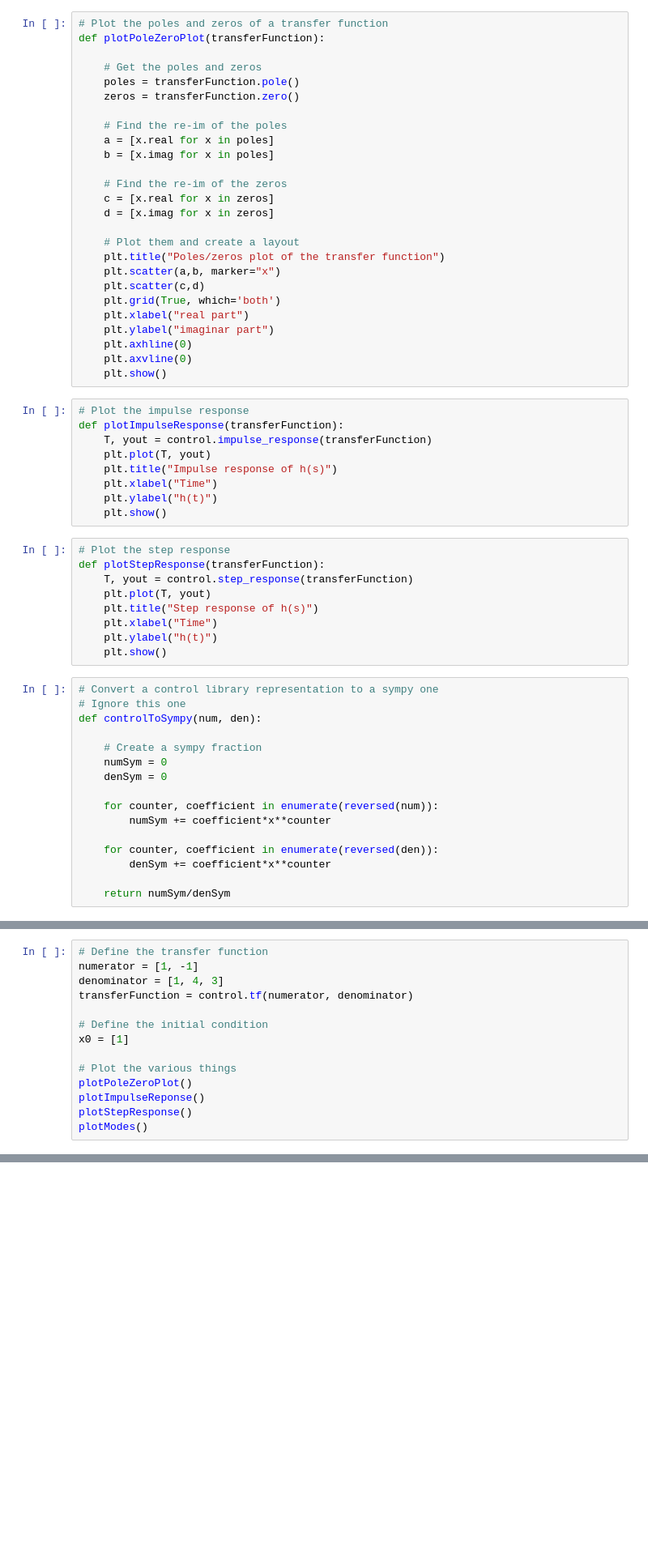
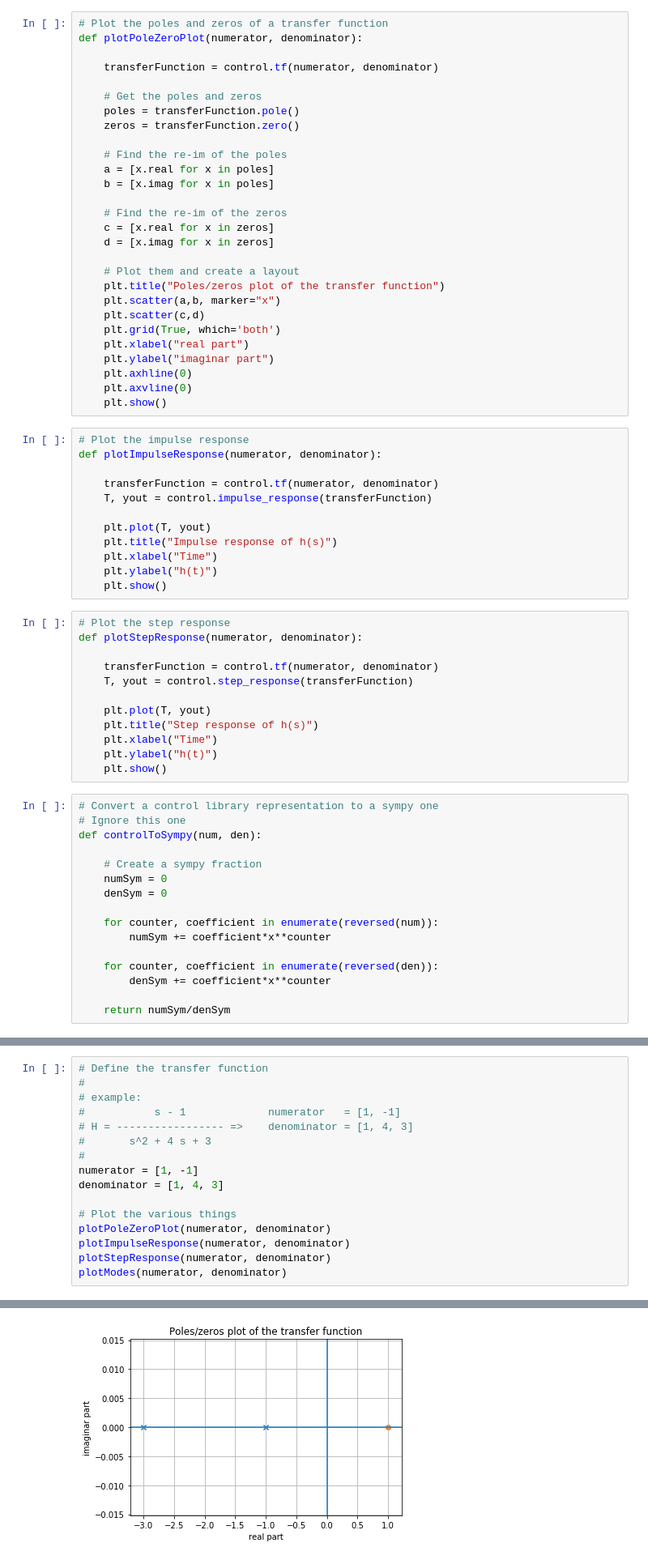
Before and after one commit to damianovar/TTK4225-2020, a Jupyter notebook: Jupyter/ARMA-continuous-time-example.ipynb, the cells around one changed output, grey strips where cells are left out. Shown at 81% size. Drawn from its saved outputs; the diff is of its cells as text; blank space fills up the shorter version.

Commit message:
Damiano: edited a bit the ARMA-continuous-time-example.ipynb notebook and fixed some typos in 2020 09 02's lesson

```diff
--- a/Jupyter/ARMA-continuous-time-example.ipynb
+++ b/Jupyter/ARMA-continuous-time-example.ipynb
@@ -13,6 +11,8 @@ ModuleNotFoundError: No module named 'control'
 # %%
 # Plot the poles and zeros of a transfer function
-def plotPoleZeroPlot(transferFunction):
+def plotPoleZeroPlot(numerator, denominator):
+
+    transferFunction = control.tf(numerator, denominator)
 
     # Get the poles and zeros
     poles = transferFunction.pole()
@@ -38,8 +38,11 @@ def plotPoleZeroPlot(transferFunction):
     plt.show()
 # %%
 # Plot the impulse response
-def plotImpulseResponse(transferFunction):
+def plotImpulseResponse(numerator, denominator):
+
+    transferFunction = control.tf(numerator, denominator)
     T, yout = control.impulse_response(transferFunction)
+
     plt.plot(T, yout)
     plt.title("Impulse response of h(s)")
     plt.xlabel("Time")
@@ -47,8 +50,11 @@ def plotImpulseResponse(transferFunction):
     plt.show()
 # %%
 # Plot the step response
-def plotStepResponse(transferFunction):
+def plotStepResponse(numerator, denominator):
+
+    transferFunction = control.tf(numerator, denominator)
     T, yout = control.step_response(transferFunction)
+
     plt.plot(T, yout)
     plt.title("Step response of h(s)")
     plt.xlabel("Time")
@@ -114,16 +120,18 @@ def plotModes(numerator, denominator):
     plt.show()
 # %%
 # Define the transfer function
+#
+# example:
+#           s - 1             numerator   = [1, -1]
+# H = ----------------- =>    denominator = [1, 4, 3]
+#       s^2 + 4 s + 3
+#
 numerator = [1, -1]
 denominator = [1, 4, 3]
-transferFunction = control.tf(numerator, denominator)
-
-# Define the initial condition
-x0 = [1]
 
 # Plot the various things
-plotPoleZeroPlot()
-plotImpulseReponse()
-plotStepResponse()
-plotModes()
+plotPoleZeroPlot(numerator, denominator)
+plotImpulseResponse(numerator, denominator)
+plotStepResponse(numerator, denominator)
+plotModes(numerator, denominator)
 # %% [output]
@@ -130,0 +138 @@ NameError: name 'control' is not defined
+[figure, added]
```
Also changed, not shown: parts of 2 cells of this notebook, 1 other file.
